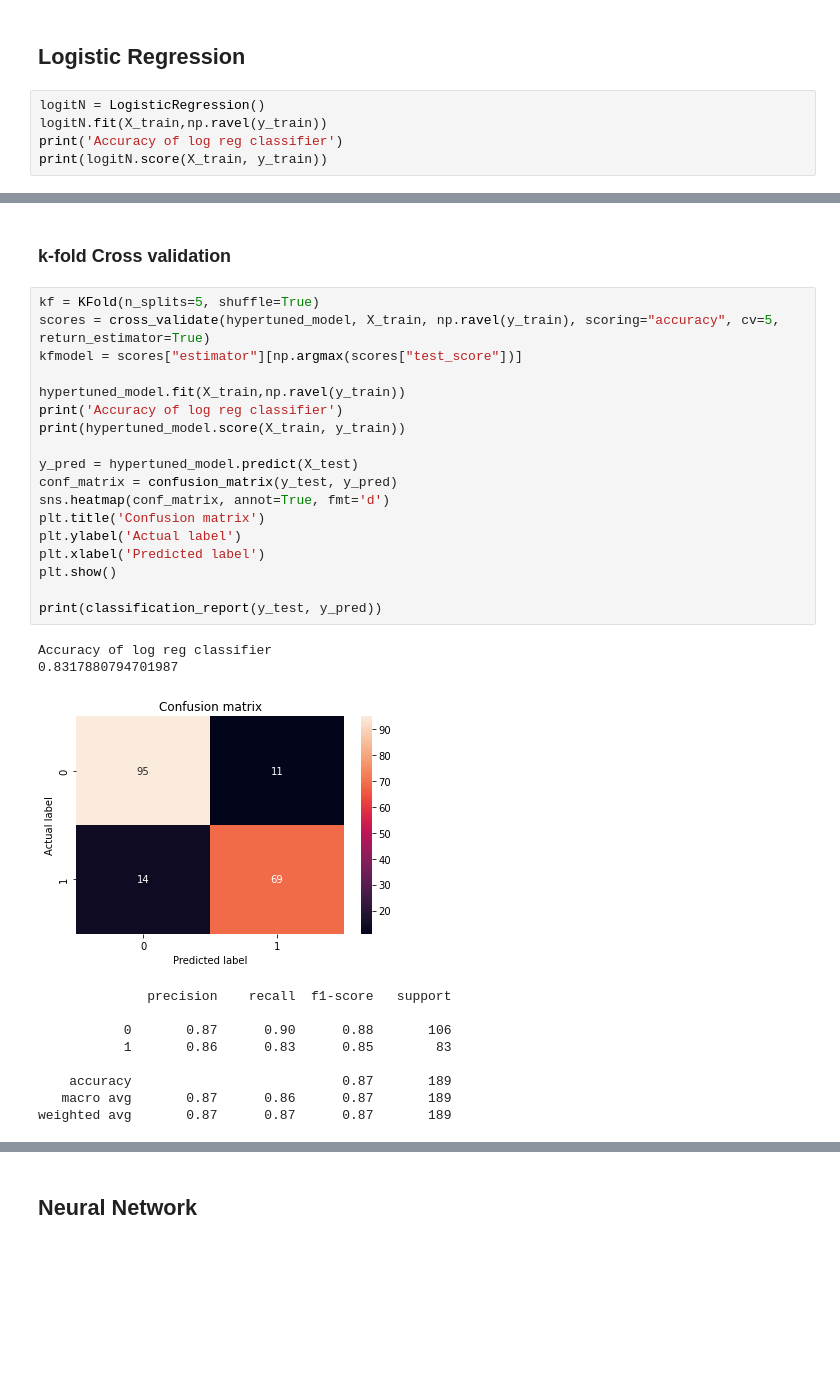
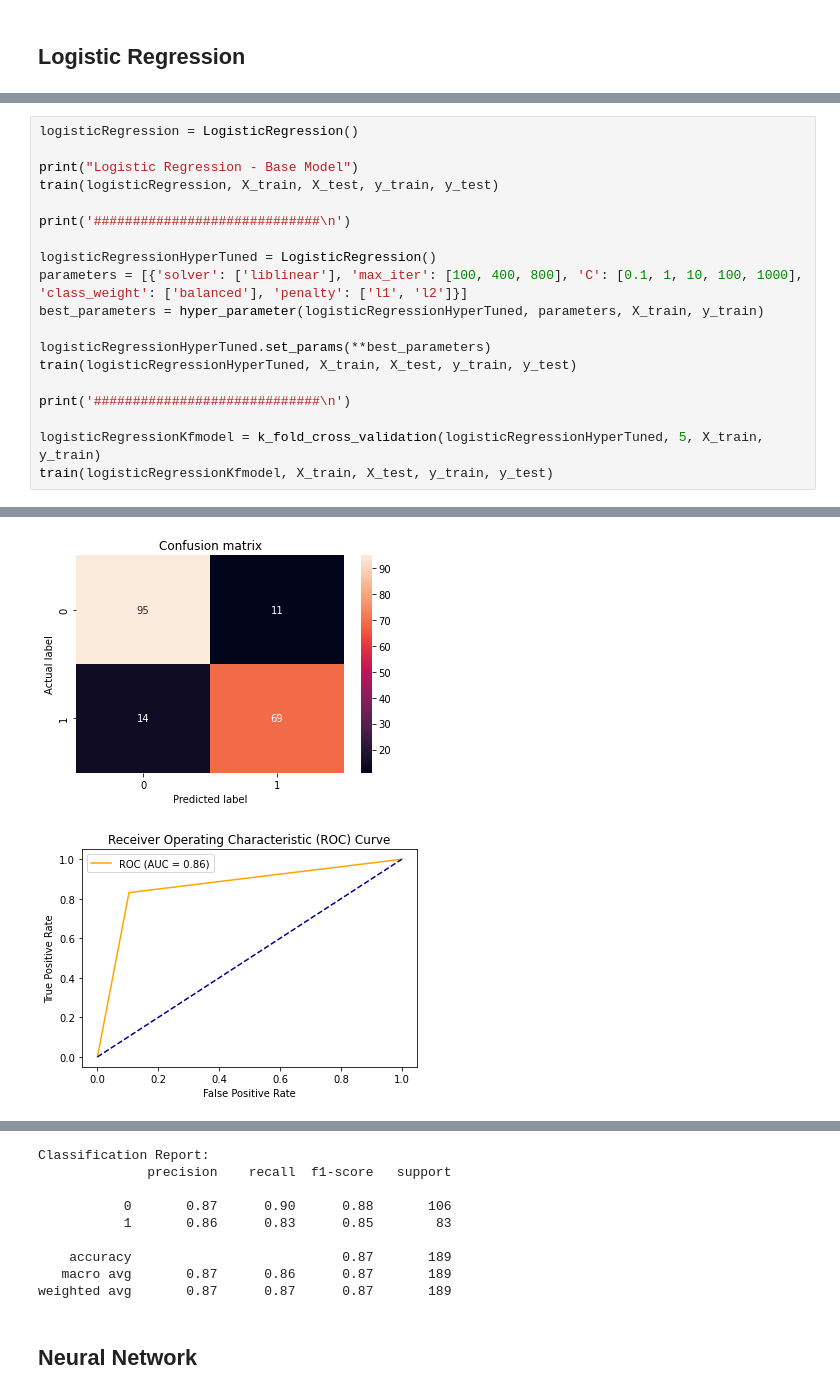
Before and after one commit to TheScorpoi/faa-mammographic, a Jupyter notebook: src/main.ipynb, the cells around one changed output, grey strips where cells are left out. Drawn from its saved outputs; the diff is of its cells as text; blank space fills up the shorter version.

Commit message:
create functions train, hyper_parameter, k_fold_cross_validation

```diff
--- a/src/main.ipynb
+++ b/src/main.ipynb
@@ -187,7 +228,2 @@ def k_fold_cross_validation(model, k , X_train, X_test, y_train, y_test):
 # %% [markdown]
 ## Logistic Regression
-# %%
-logitN = LogisticRegression()
-logitN.fit(X_train,np.ravel(y_train))
-print('Accuracy of log reg classifier')
-print(logitN.score(X_train, y_train))
@@ -278,32 +230,20 @@ weighted avg       0.87      0.87      0.87       189
-# %% [markdown]
-### k-fold Cross validation
-# %%
-kf = KFold(n_splits=5, shuffle=True)
-scores = cross_validate(hypertuned_model, X_train, np.ravel(y_train), scoring="accuracy", cv=5, return_estimator=True)
-kfmodel = scores["estimator"][np.argmax(scores["test_score"])]
-
-hypertuned_model.fit(X_train,np.ravel(y_train))
-print('Accuracy of log reg classifier')
-print(hypertuned_model.score(X_train, y_train))
-
-y_pred = hypertuned_model.predict(X_test)
-conf_matrix = confusion_matrix(y_test, y_pred)
-sns.heatmap(conf_matrix, annot=True, fmt='d')
-plt.title('Confusion matrix')
-plt.ylabel('Actual label')
-plt.xlabel('Predicted label')
-plt.show()
-
-print(classification_report(y_test, y_pred))
-# %% [output]
-Accuracy of log reg classifier
-0.8317880794701987
-[figure, removed]
-              precision    recall  f1-score   support
-
-           0       0.87      0.90      0.88       106
-           1       0.86      0.83      0.85        83
-
-    accuracy                           0.87       189
-   macro avg       0.87      0.86      0.87       189
-weighted avg       0.87      0.87      0.87       189
+# %%
+logisticRegression = LogisticRegression()
+
+print("Logistic Regression - Base Model")
+train(logisticRegression, X_train, X_test, y_train, y_test)
+
+print('#############################\n')
+
+logisticRegressionHyperTuned = LogisticRegression()
+parameters = [{'solver': ['liblinear'], 'max_iter': [100, 400, 800], 'C': [0.1, 1, 10, 100, 1000], 'class_weight': ['balanced'], 'penalty': ['l1', 'l2']}]
+best_parameters = hyper_parameter(logisticRegressionHyperTuned, parameters, X_train, y_train)
+
+logisticRegressionHyperTuned.set_params(**best_parameters)
+train(logisticRegressionHyperTuned, X_train, X_test, y_train, y_test)
+
+print('#############################\n')
+
+logisticRegressionKfmodel = k_fold_cross_validation(logisticRegressionHyperTuned, 5, X_train, y_train)
+train(logisticRegressionKfmodel, X_train, X_test, y_train, y_test)
+# %% [output]
@@ -309,0 +279,2 @@ weighted avg       0.87      0.87      0.87       189
+[figure, added]
+[figure, added]
@@ -310,3 +302,12 @@ weighted avg       0.87      0.87      0.87       189
+Classification Report:
+              precision    recall  f1-score   support
+
+           0       0.87      0.90      0.88       106
+           1       0.86      0.83      0.85        83
+
+    accuracy                           0.87       189
+   macro avg       0.87      0.86      0.87       189
+weighted avg       0.87      0.87      0.87       189
 # %% [markdown]
 ## Neural Network
 # %%
```
Also changed, not shown: parts of 14 cells of this notebook.
